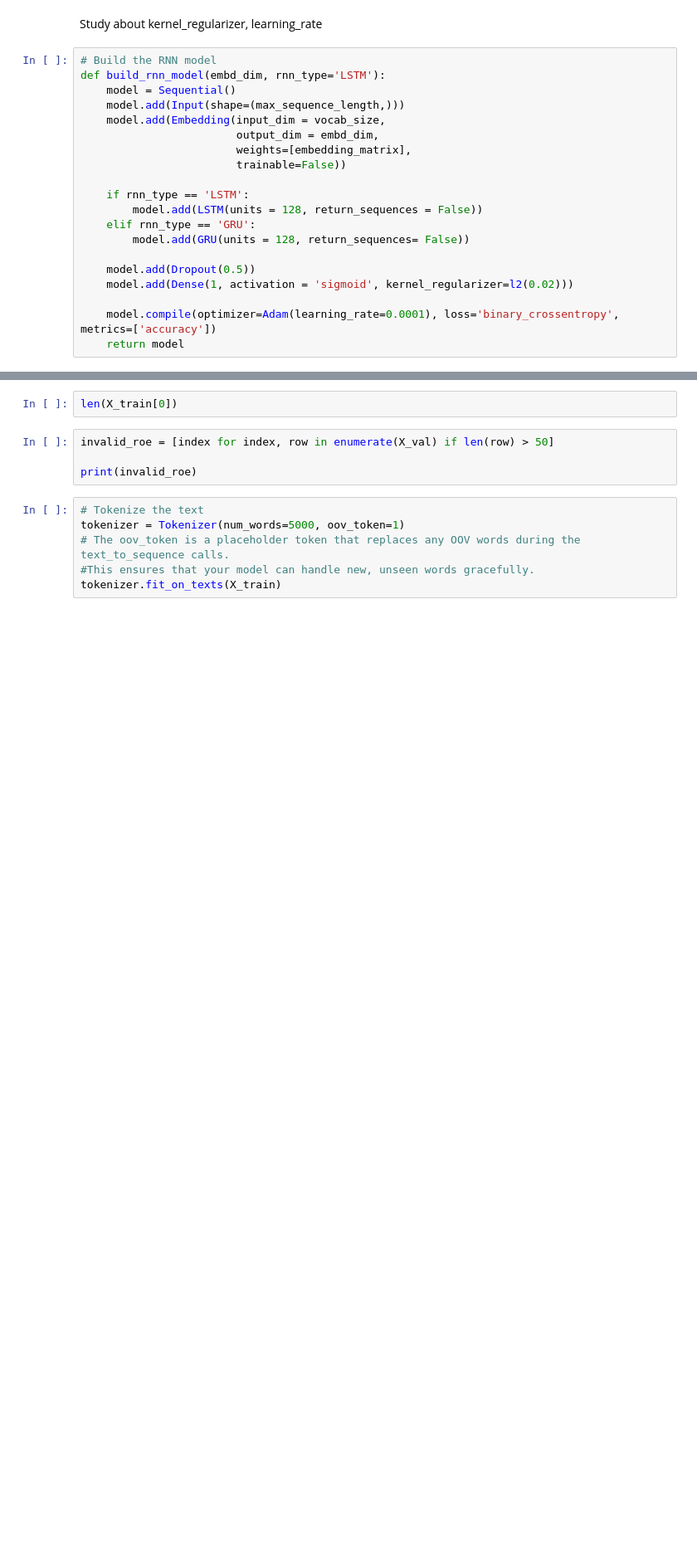
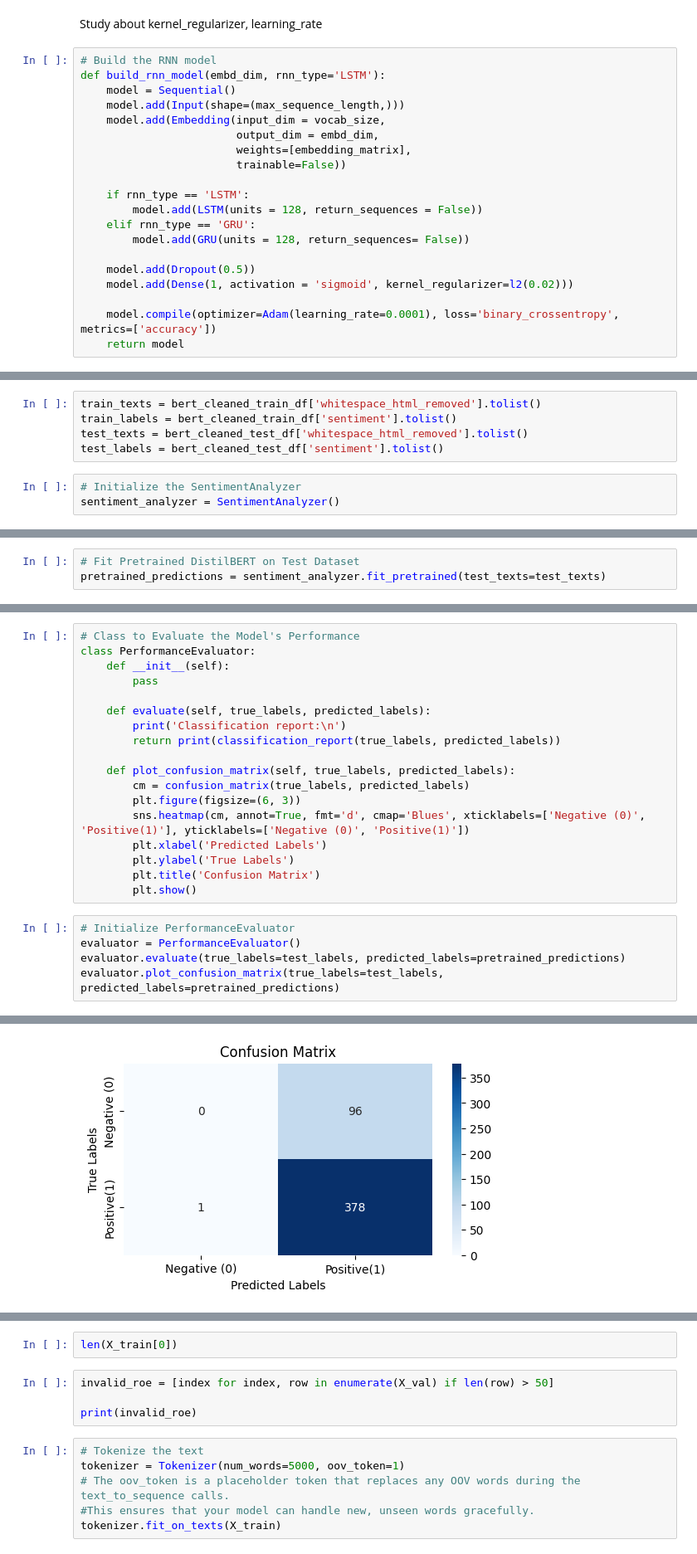
Before and after one commit to yashchougule19/DELTA_Element3, a Jupyter notebook: 3.3.ipynb, the cells around one changed output, grey strips where cells are left out. Shown at 83% size. Drawn from its saved outputs; the diff is of its cells as text; blank space fills up the shorter version.

Commit message:
Addition of DistilBERT

```diff
--- a/3.3.ipynb
+++ b/3.3.ipynb
@@ -481,0 +516,8 @@ array([[ 11,  85],
+# %%
+train_texts = bert_cleaned_train_df['whitespace_html_removed'].tolist()
+train_labels = bert_cleaned_train_df['sentiment'].tolist()
+test_texts = bert_cleaned_test_df['whitespace_html_removed'].tolist()
+test_labels = bert_cleaned_test_df['sentiment'].tolist()
+# %%
+# Initialize the SentimentAnalyzer
+sentiment_analyzer = SentimentAnalyzer()
@@ -481,0 +533,3 @@ array([[ 11,  85],
+# %%
+# Fit Pretrained DistilBERT on Test Dataset
+pretrained_predictions = sentiment_analyzer.fit_pretrained(test_texts=test_texts)
@@ -481,0 +538,24 @@ array([[ 11,  85],
+# %%
+# Class to Evaluate the Model's Performance
+class PerformanceEvaluator:
+    def __init__(self):
+        pass
+
+    def evaluate(self, true_labels, predicted_labels):
+        print('Classification report:\n')
+        return print(classification_report(true_labels, predicted_labels))
+
+    def plot_confusion_matrix(self, true_labels, predicted_labels):
+        cm = confusion_matrix(true_labels, predicted_labels)
+        plt.figure(figsize=(6, 3))
+        sns.heatmap(cm, annot=True, fmt='d', cmap='Blues', xticklabels=['Negative (0)', 'Positive(1)'], yticklabels=['Negative (0)', 'Positive(1)'])
+        plt.xlabel('Predicted Labels')
+        plt.ylabel('True Labels')
+        plt.title('Confusion Matrix')
+        plt.show()
+# %%
+# Initialize PerformanceEvaluator
+evaluator = PerformanceEvaluator()
+evaluator.evaluate(true_labels=test_labels, predicted_labels=pretrained_predictions)
+evaluator.plot_confusion_matrix(true_labels=test_labels, predicted_labels=pretrained_predictions)
+# %% [output]
@@ -481,0 +572 @@ array([[ 11,  85],
+[figure, added]
```
Also changed, not shown: parts of 37 cells of this notebook.
